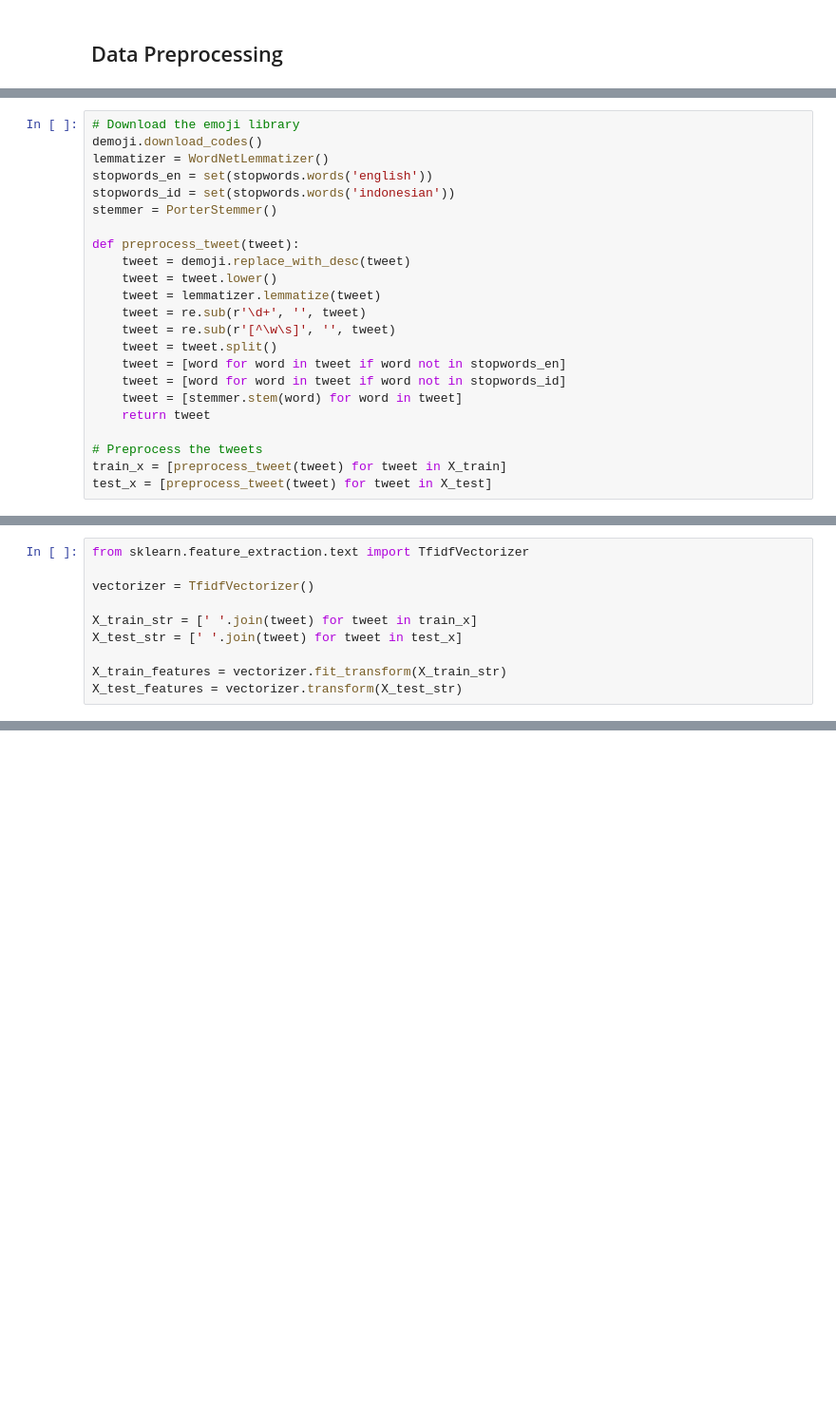
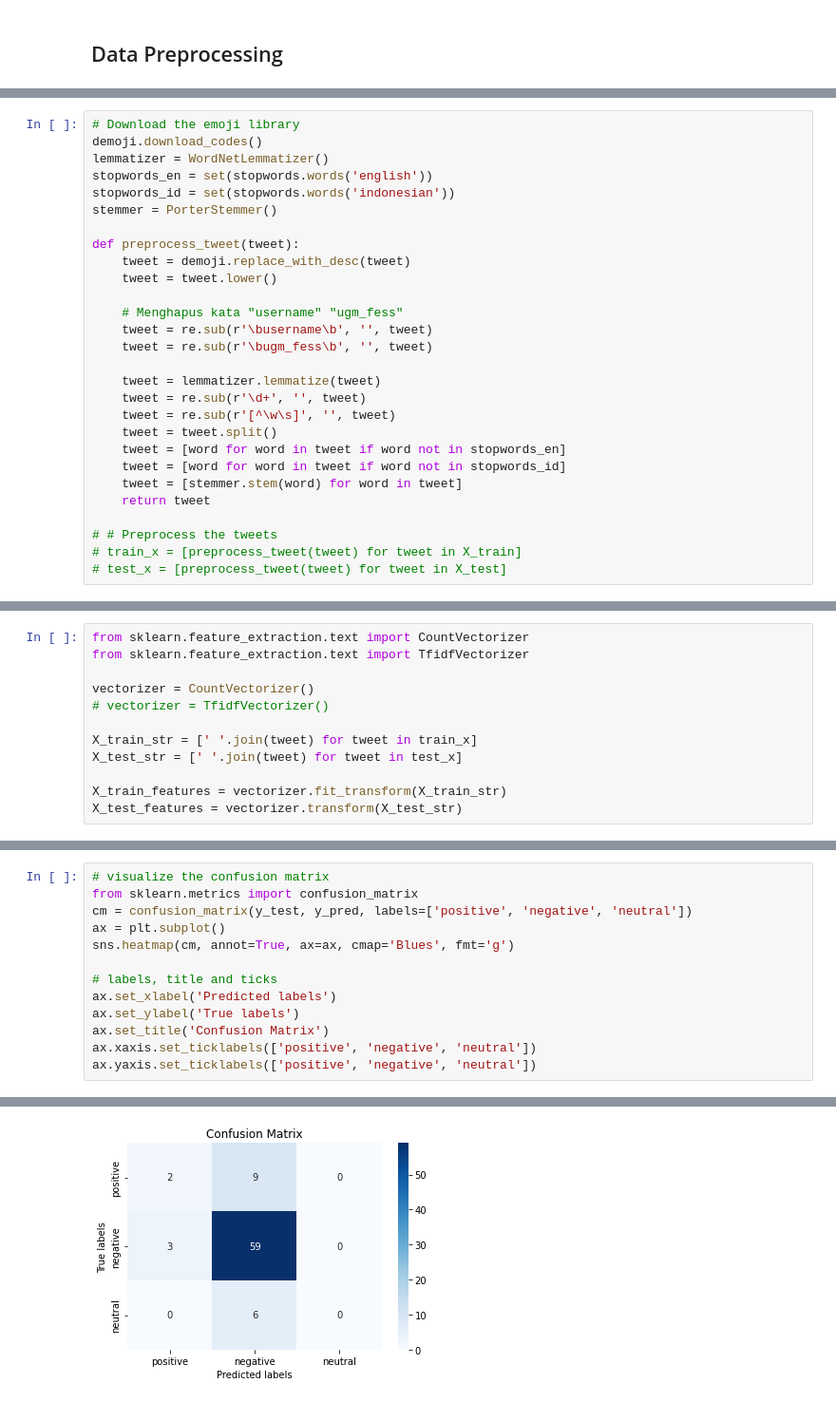
Before and after one commit to naragift/sentiment-analysis, a Jupyter notebook: main.ipynb, the cells around one changed output, grey strips where cells are left out. Shown at 95% size. Saved outputs shown, nothing was run; the diff lists cells and outputs as text; blank space fills up the shorter version.

```diff
--- a/main.ipynb
+++ b/main.ipynb
@@ -90,6 +126,11 @@ stemmer = PorterStemmer()
 def preprocess_tweet(tweet):
     tweet = demoji.replace_with_desc(tweet)
     tweet = tweet.lower()
+
+    # Menghapus kata "username" "ugm_fess"
+    tweet = re.sub(r'\busername\b', '', tweet)
+    tweet = re.sub(r'\bugm_fess\b', '', tweet)
+
     tweet = lemmatizer.lemmatize(tweet)
     tweet = re.sub(r'\d+', '', tweet)
     tweet = re.sub(r'[^\w\s]', '', tweet)
@@ -99,6 +140,6 @@ def preprocess_tweet(tweet):
     tweet = [stemmer.stem(word) for word in tweet]
     return tweet
 
-# Preprocess the tweets
-train_x = [preprocess_tweet(tweet) for tweet in X_train]
-test_x = [preprocess_tweet(tweet) for tweet in X_test]
+# # Preprocess the tweets
+# train_x = [preprocess_tweet(tweet) for tweet in X_train]
+# test_x = [preprocess_tweet(tweet) for tweet in X_test]
@@ -105,7 +247,9 @@ test_x = [preprocess_tweet(tweet) for tweet in X_test]
 # %%
+from sklearn.feature_extraction.text import CountVectorizer
 from sklearn.feature_extraction.text import TfidfVectorizer
 
-vectorizer = TfidfVectorizer()
+vectorizer = CountVectorizer()
+# vectorizer = TfidfVectorizer()
 
 X_train_str = [' '.join(tweet) for tweet in train_x]
 X_test_str = [' '.join(tweet) for tweet in test_x]
@@ -145,0 +297,14 @@ weighted avg       0.57      0.75      0.65        69
+# %%
+# visualize the confusion matrix
+from sklearn.metrics import confusion_matrix
+cm = confusion_matrix(y_test, y_pred, labels=['positive', 'negative', 'neutral'])
+ax = plt.subplot()
+sns.heatmap(cm, annot=True, ax=ax, cmap='Blues', fmt='g')
+
+# labels, title and ticks
+ax.set_xlabel('Predicted labels')
+ax.set_ylabel('True labels')
+ax.set_title('Confusion Matrix')
+ax.xaxis.set_ticklabels(['positive', 'negative', 'neutral'])
+ax.yaxis.set_ticklabels(['positive', 'negative', 'neutral'])
+# %% [output]
@@ -145,0 +312 @@ weighted avg       0.57      0.75      0.65        69
+[figure, added]
```
Also changed, not shown: parts of 18 cells of this notebook, 1 other file.
